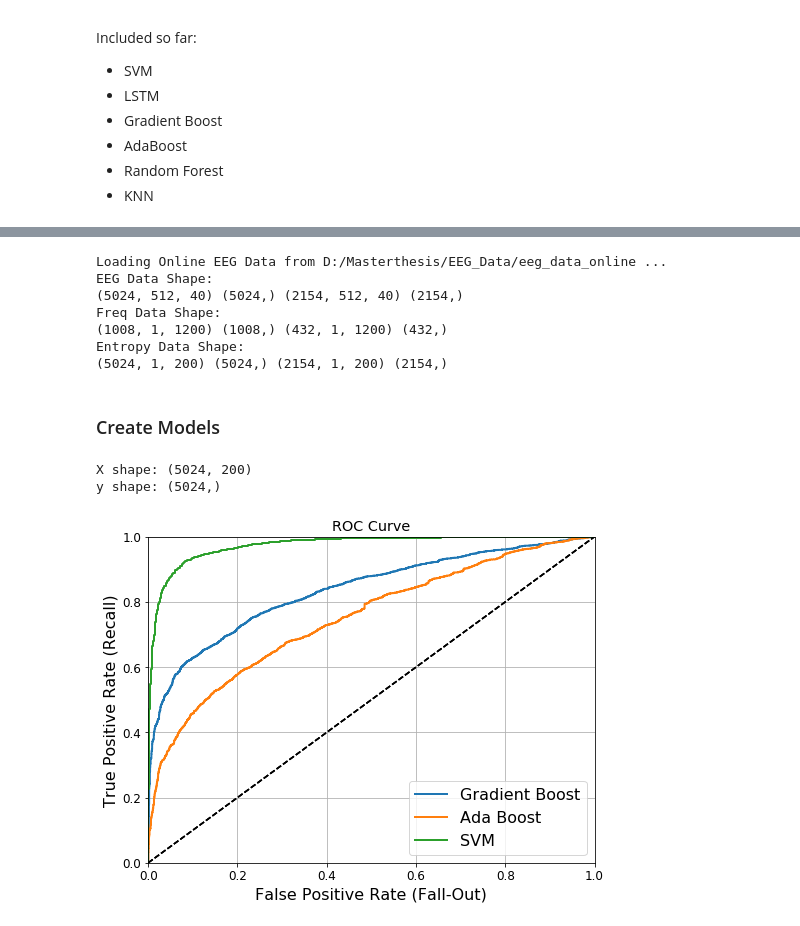
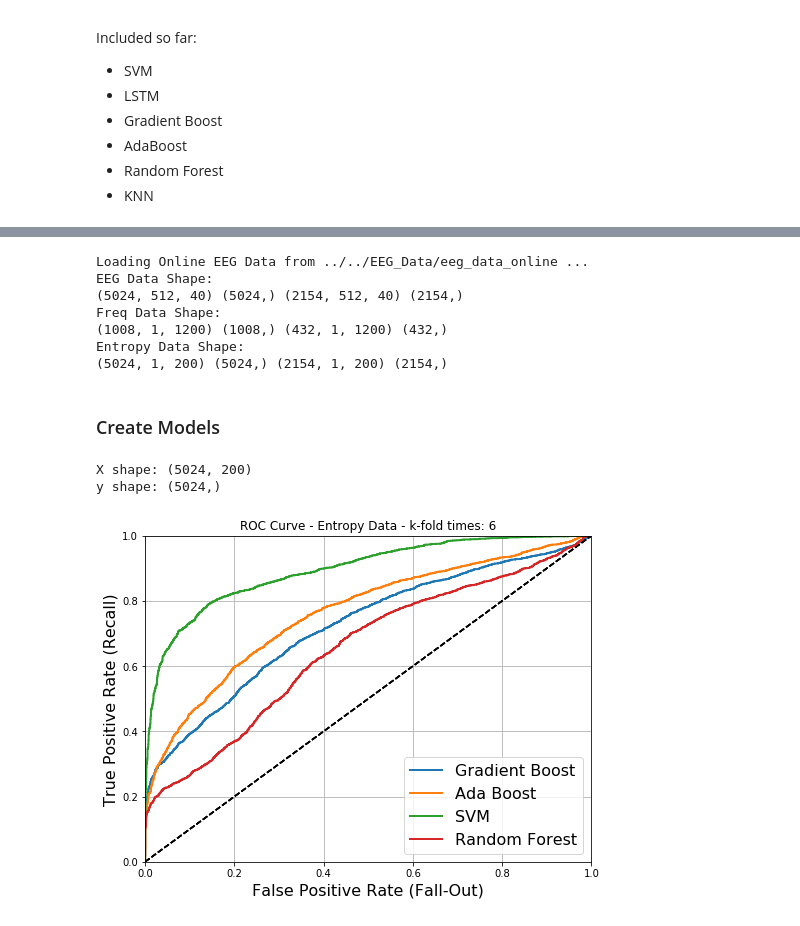
Before and after one commit to mudo121/thesis_eeg, a Jupyter notebook: machine_learning_notebooks/compare_classificators.ipynb, the cells around one changed output, grey strips where cells are left out. Drawn from its saved outputs; the diff is of its cells as text; code cells hidden in the pictures.

Commit message:
updated notebooks - created one notebook to test there all classifiers instead for each classifier one notebok - moved the loadonlineEegData, that it does not need any imports from other functions

```diff
--- a/machine_learning_notebooks/compare_classificators.ipynb
+++ b/machine_learning_notebooks/compare_classificators.ipynb
@@ -30,6 +29,6 @@ Using TensorFlow backend.
 # %%
 # Load some online EEG Data
-eegData, freqData, entropyData = loadOnlineEEGdata(splitData=True)
+eegData, freqData, entropyData = loadOnlineEEGdata(dirPath='../../EEG_Data/eeg_data_online', splitData=True)
 eegX_train, eegy_train, eegX_test, eegy_test = eegData
 freqX_train, freqy_train, freqX_test, freqy_test = freqData
 X_train_entropy, y_train_entropy, X_test_entropy, y_test_entropy = entropyData
@@ -41,7 +40,7 @@ freqX_test = freqX_test.reshape(freqX_test.shape[0], freqX_test.shape[2])
 X_train_entropy = X_train_entropy.reshape(X_train_entropy.shape[0], X_train_entropy.shape[2])
 X_test_entropy = X_test_entropy.reshape(X_test_entropy.shape[0], X_test_entropy.shape[2])
 # %% [output]
-Loading Online EEG Data from D:/Masterthesis/EEG_Data/eeg_data_online ...
+Loading Online EEG Data from ../../EEG_Data/eeg_data_online ...
 EEG Data Shape:
 (5024, 512, 40) (5024,) (2154, 512, 40) (2154,)
 Freq Data Shape:
@@ -49,8 +48,8 @@ Freq Data Shape:
 Entropy Data Shape:
 (5024, 1, 200) (5024,) (2154, 1, 200) (2154,)
 # %%
-def plot_roc_curve(fpr, tpr, label=None):
-    plt.title("ROC Curve")
+def plot_roc_curve(fpr, tpr, label=None, title="ROC Curve"):
+    plt.title(title)
     plt.plot(fpr, tpr, linewidth=2, label=label)
     plt.plot([0, 1], [0, 1], 'k--')
     plt.axis([0, 1, 0, 1])
@@ -88,10 +87,10 @@ def create_model():
 #modelList.append(("LSTM", "predict_proba", KerasClassifier(build_fn=create_model, epochs=100, batch_size=10, verbose=0)))
 
 # Gradient Boost
-modelList.append(("Gradient Boost", "decision_function", GradientBoostingClassifier()))
+modelList.append(("Gradient Boost", "decision_function", GradientBoostingClassifier(loss='deviance', n_estimators=1000, learning_rate=0.1)))
 
 # AdaBoost
-modelList.append(("Ada Boost", "decision_function", AdaBoostClassifier()))
+modelList.append(("Ada Boost", "decision_function", AdaBoostClassifier(n_estimators=1000 , learning_rate=1)))
 
 # SVM
 modelList.append(("SVM", "decision_function", svm.SVC(C=1.0, cache_size=200, class_weight=None, coef0=0.0,
@@ -100,17 +99,22 @@ modelList.append(("SVM", "decision_function", svm.SVC(C=1.0, cache_size=200, cla
   tol=0.001, verbose=False)))
 
 # Random Forest
-#modelList.append(("Random Forest", "predict_proba", RandomForestClassifier(n_estimators=100, random_state=randomState)))
+modelList.append(("Random Forest", "predict_proba", RandomForestClassifier(max_features='log2', min_samples_split=4, n_estimators=1000, criterion='entropy')))
 
 # KNN
-#modelList.append(("KNN", "predict_proba", KNeighborsClassifier(n_neighbors=3)))
+modelList.append(("KNN", "predict_proba", KNeighborsClassifier(algorithm='auto', leaf_size=30, metric='minkowski',
+                                                               metric_params=None, n_jobs=-1, n_neighbors=3, p=2,
+                                                               weights='distance')))
 # %%
 from sklearn.model_selection import cross_val_predict
 from sklearn.metrics import roc_curve
+from sklearn.metrics import classification_report
 
-def evaluteModelsWithRocCurve(modelList, X, y, kFoldTimes=5):
+def evaluteModelsWithRocCurve(modelList, X, y, title, kFoldTimes=5, target_names):
     print("X shape: {}".format(X.shape))
     print("y shape: {}".format(y.shape))
+
+    title = title + " - k-fold times: {}".format(kFoldTimes)
 
     n_timesteps, n_features, n_outputs = 1, X.shape[1], 2
     plt.figure(figsize=(8, 6))
@@ -133,19 +137,21 @@ def evaluteModelsWithRocCurve(modelList, X, y, kFoldTimes=5):
                 fpr, tpr, thresholds = roc_curve(y, y_predict)
 
             else:
-                print("Method '' not supported yet!".format(method))
+                print("Method '{}' not supported yet!".format(method))
 
-            plot_roc_curve(fpr, tpr, modelName)
+            plot_roc_curve(fpr, tpr, modelName, title=title)
         except Exception as e:
             print ("Error with model: {}".format(modelName))
             raise(e)
 
+    print(classification_report(y, y_pred, target_names=target_names))
+
     plt.grid(True)
     plt.legend(loc="lower right", fontsize=16)
     plt.show()
 # %%
-evaluteModelsWithRocCurve(modelList, X=X_train_entropy, y=y_train_entropy, kFoldTimes=6)
+evaluteModelsWithRocCurve(modelList, X=X_train_entropy, y=y_train_entropy, title="ROC Curve - Entropy Data", kFoldTimes=6)
 # %% [output]
 X shape: (5024, 200)
 y shape: (5024,)
-[figure, old version]
+[figure, new version]
```
Also changed, not shown: parts of 2 cells of this notebook, 25 other files.
